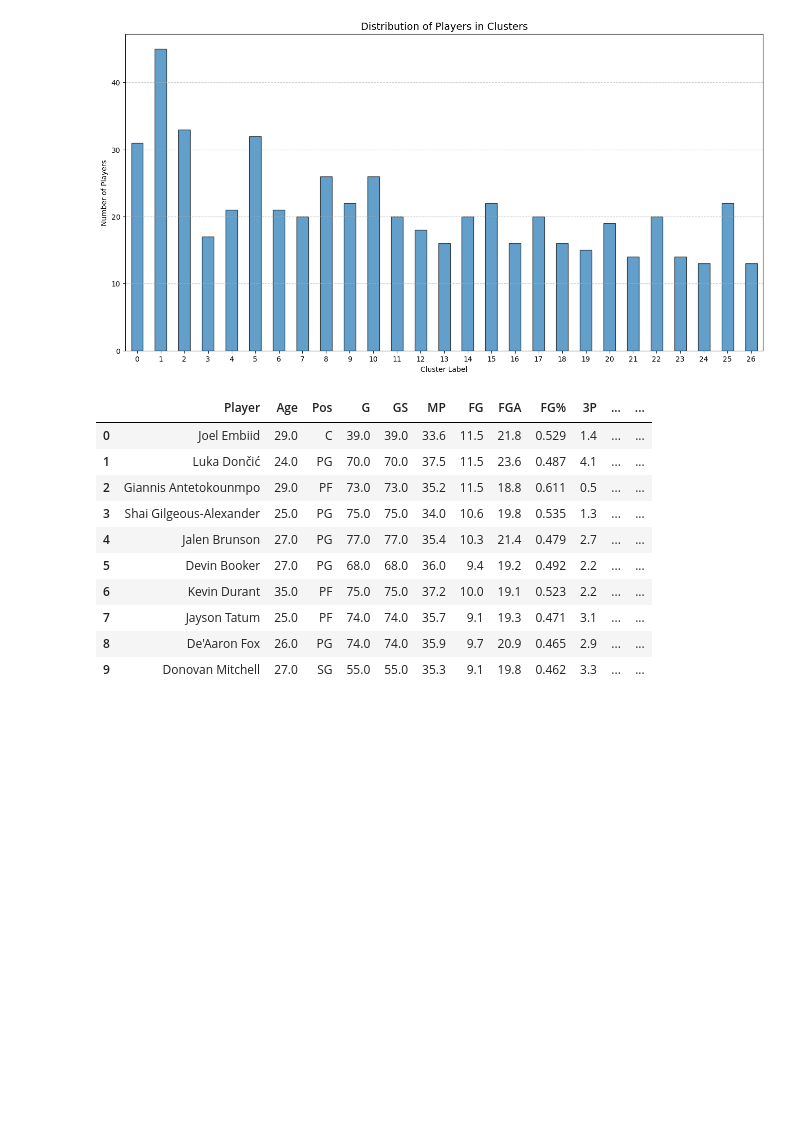
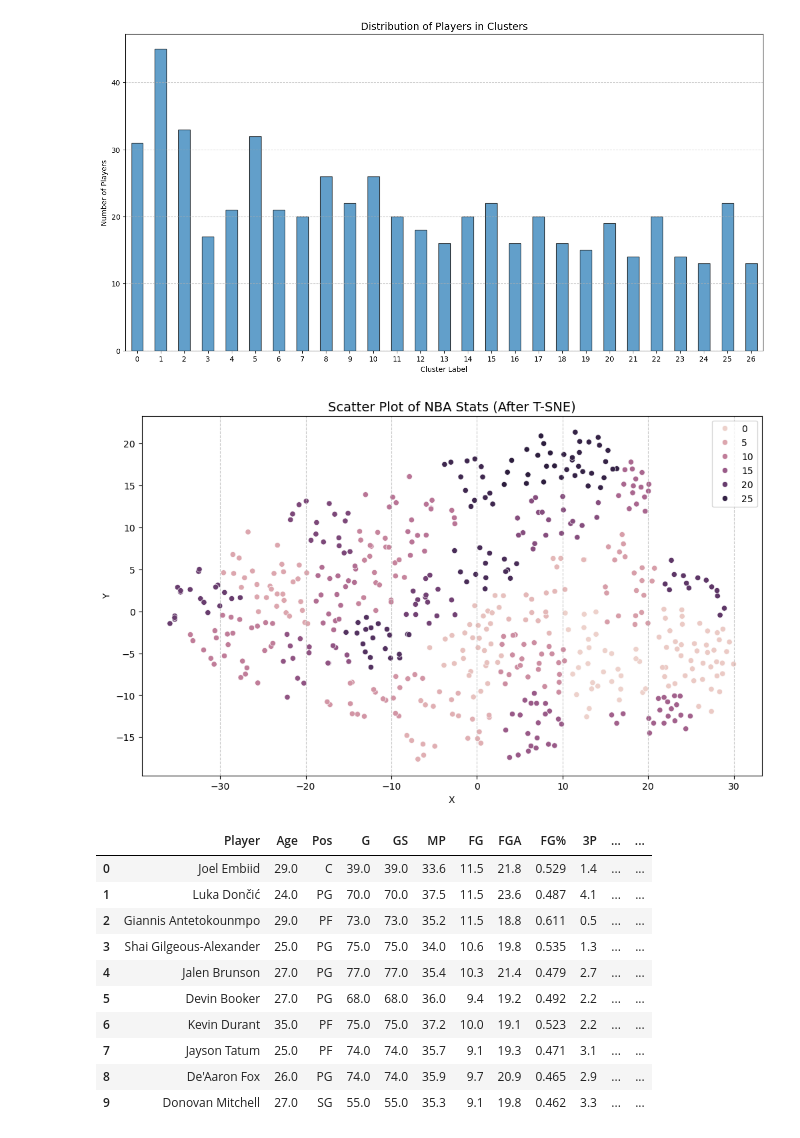
Before and after one commit to RomandRapido/Lansangan_portfolio, a Jupyter notebook: NBA/NBA_Cluster.ipynb, the cells around one changed output. Drawn from its saved outputs; the diff is of its cells as text; code cells hidden in the pictures; blank space fills up the shorter version.

Commit message:
Updated Scatterplot with Hue

```diff
--- a/NBA/NBA_Cluster.ipynb
+++ b/NBA/NBA_Cluster.ipynb
@@ -781,6 +781,18 @@ plt.xticks(rotation=0);
 Number of clusters formed using threshold 24: 27
 Silhouette Score: 0.327
 [figure]
+# %%
+plt.figure(figsize=(12, 7))
+
+sns.scatterplot(x=X_tsne[:,0], y=X_tsne[:,1], hue=cluster_labels)
+plt.title("Scatter Plot of NBA Stats (After T-SNE)", fontsize=14)
+plt.xlabel("X")
+plt.ylabel("Y")
+plt.grid(axis="x", linestyle="--", alpha=0.7)
+
+plt.show()
+# %% [output]
+[figure, added]
 # %%
 samp_df = pd.concat([df_with_name, pd.Series(cluster_labels, name="Cluster")], axis=1)
 samp_df.to_csv("NBA_2024_Clustering.csv", index=False)
```
